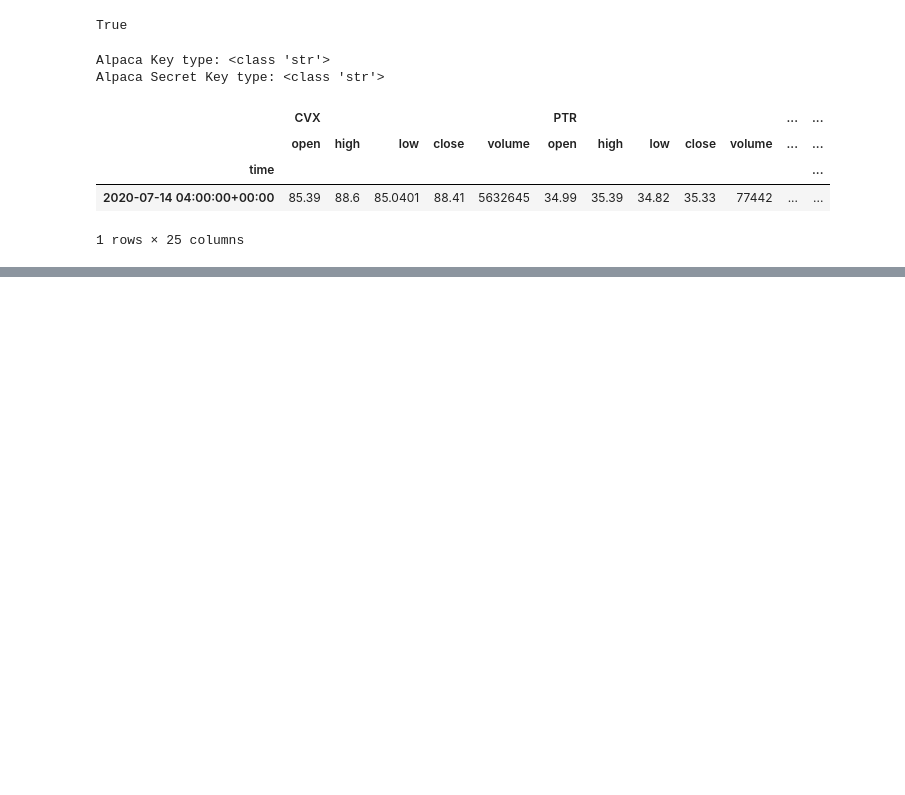
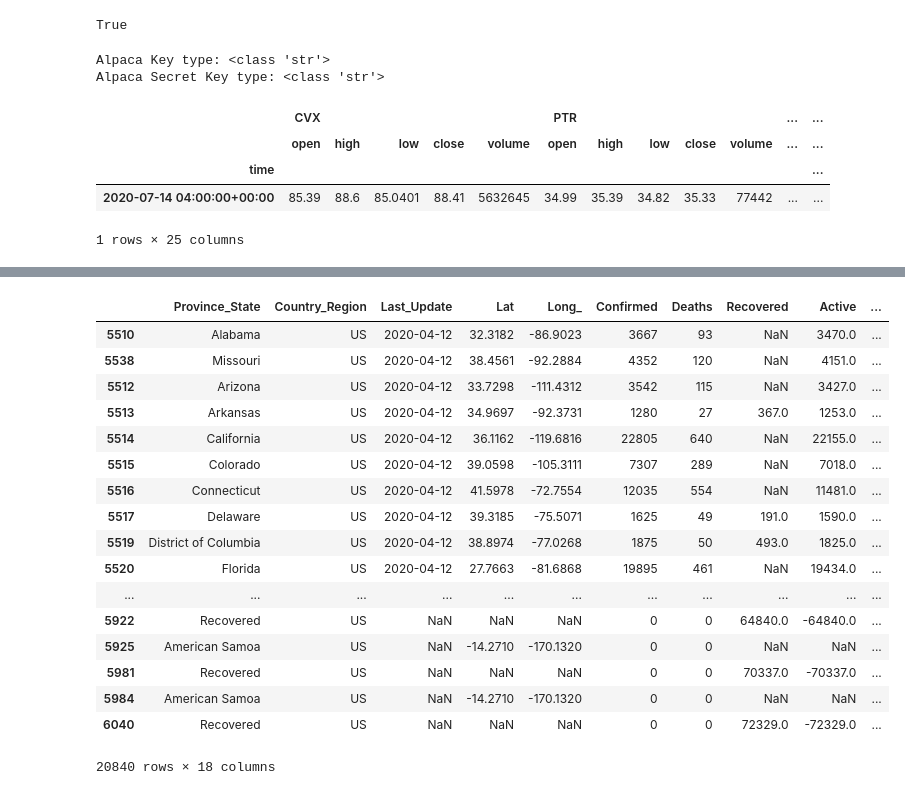
Before and after one commit to chimdyke82/j-Camp, a Jupyter notebook: Project1.ipynb, the cells around one changed output, grey strips where cells are left out. Saved outputs shown, nothing was run; the diff lists cells and outputs as text; code cells hidden in the pictures; blank space fills up the shorter version.

```diff
--- a/Project1.ipynb
+++ b/Project1.ipynb
@@ -443,0 +804,4 @@ active_assets
+# %%
+file_path = Path(r'C:\Users\Sobha\Desktop\Uoft\Homework\Project1\data\combined2.csv')
+combined_data = pd.read_csv(file_path, parse_dates=True, infer_datetime_format=True)
+combined_data.head()
@@ -443,0 +841,3 @@ active_assets
+# %%
+combined_data['Last_Update'] = combined_data['Last_Update'].str.slice(0,10)
+combined_data.head()
@@ -443,0 +851,23 @@ active_assets
+# %%
+
+combined_data.sort_values(by=['Last_Update'], inplace = True)
+combined_data
+# %% [output]
+|  | Province_State | Country_Region | Last_Update | Lat | Long_ | Confirmed | Deaths | Recovered | Active | ... |
+| 5510 | Alabama | US | 2020-04-12 | 32.3182 | -86.9023 | 3667 | 93 | NaN | 3470.0 | ... |
+| 5538 | Missouri | US | 2020-04-12 | 38.4561 | -92.2884 | 4352 | 120 | NaN | 4151.0 | ... |
+| 5512 | Arizona | US | 2020-04-12 | 33.7298 | -111.4312 | 3542 | 115 | NaN | 3427.0 | ... |
+| 5513 | Arkansas | US | 2020-04-12 | 34.9697 | -92.3731 | 1280 | 27 | 367.0 | 1253.0 | ... |
+| 5514 | California | US | 2020-04-12 | 36.1162 | -119.6816 | 22805 | 640 | NaN | 22155.0 | ... |
+| 5515 | Colorado | US | 2020-04-12 | 39.0598 | -105.3111 | 7307 | 289 | NaN | 7018.0 | ... |
+| 5516 | Connecticut | US | 2020-04-12 | 41.5978 | -72.7554 | 12035 | 554 | NaN | 11481.0 | ... |
+| 5517 | Delaware | US | 2020-04-12 | 39.3185 | -75.5071 | 1625 | 49 | 191.0 | 1590.0 | ... |
+| 5519 | District of Columbia | US | 2020-04-12 | 38.8974 | -77.0268 | 1875 | 50 | 493.0 | 1825.0 | ... |
+| 5520 | Florida | US | 2020-04-12 | 27.7663 | -81.6868 | 19895 | 461 | NaN | 19434.0 | ... |
+| ... | ... | ... | ... | ... | ... | ... | ... | ... | ... | ... |
+| 5922 | Recovered | US | NaN | NaN | NaN | 0 | 0 | 64840.0 | -64840.0 | ... |
+| 5925 | American Samoa | US | NaN | -14.2710 | -170.1320 | 0 | 0 | NaN | NaN | ... |
+| 5981 | Recovered | US | NaN | NaN | NaN | 0 | 0 | 70337.0 | -70337.0 | ... |
+| 5984 | American Samoa | US | NaN | -14.2710 | -170.1320 | 0 | 0 | NaN | NaN | ... |
+| 6040 | Recovered | US | NaN | NaN | NaN | 0 | 0 | 72329.0 | -72329.0 | ... |
+20840 rows × 18 columns
```
Also changed, not shown: parts of 21 cells of this notebook.
